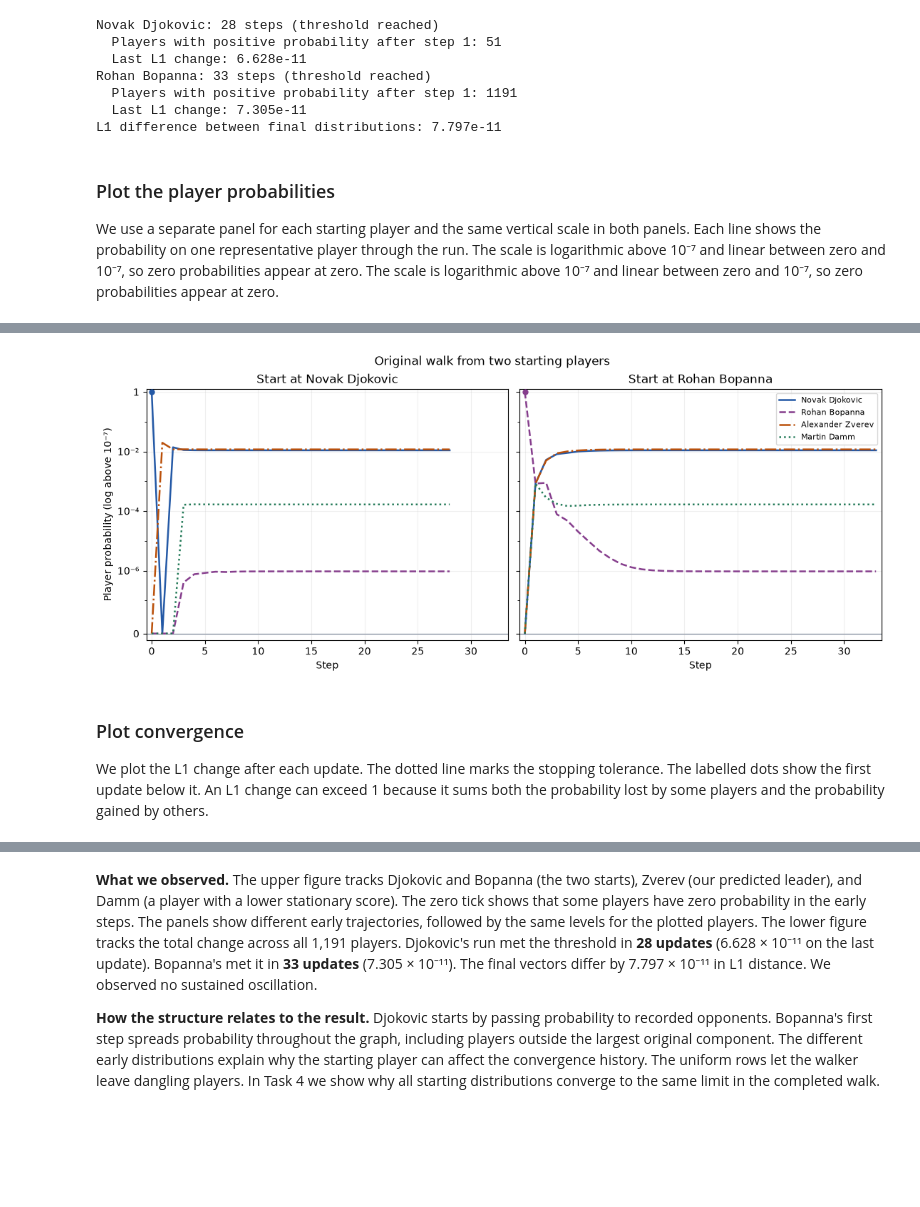
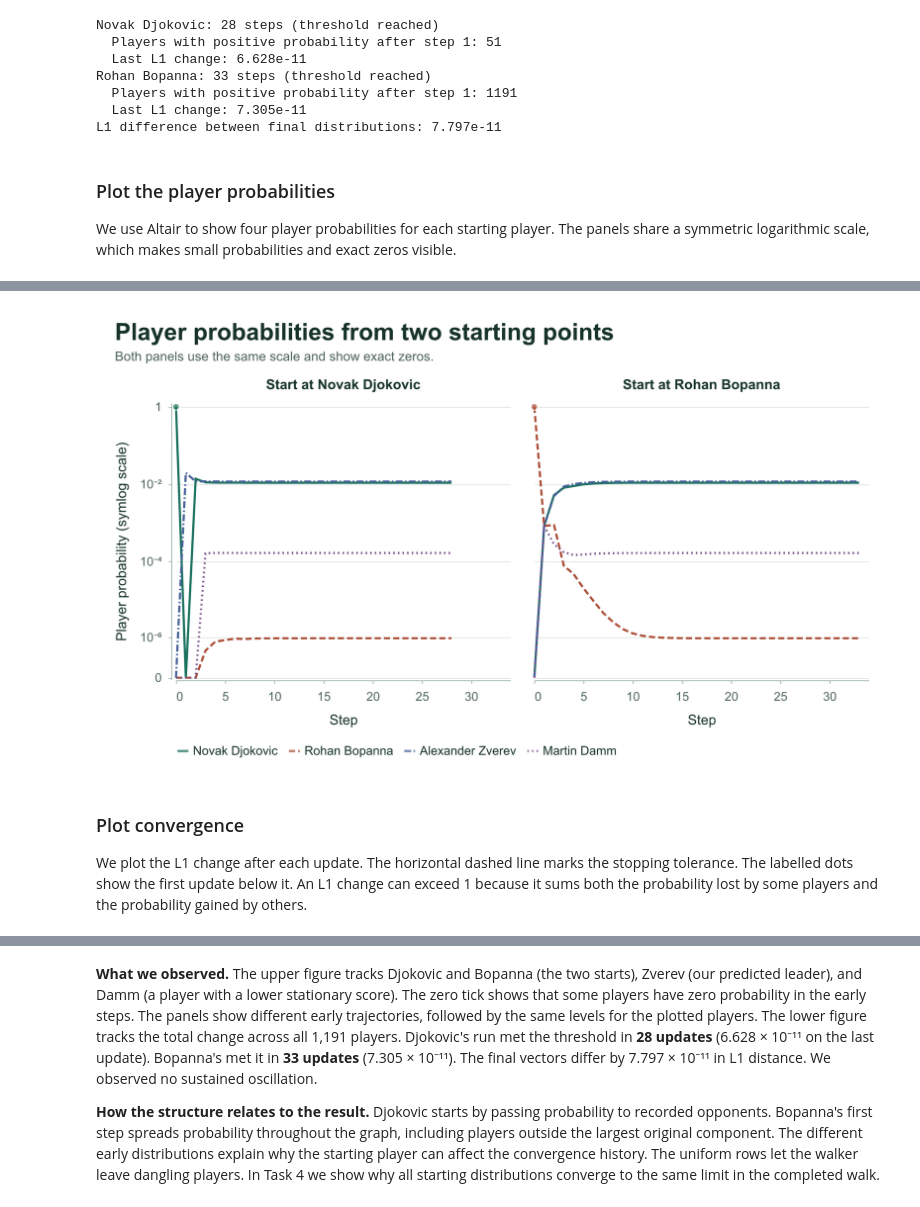
Before and after one commit to ismatovamargarita-png/Computer-Programming-I-Project, a Jupyter notebook: ATP_Tennis_Tasks_3_and_4.ipynb, the cells around one changed output, grey strips where cells are left out. Saved outputs shown, nothing was run; the diff lists cells and outputs as text; code cells hidden in the pictures; blank space fills up the shorter version.

Commit message:
Render ATP walk figures with Vega-Altair

```diff
--- a/ATP_Tennis_Tasks_3_and_4.ipynb
+++ b/ATP_Tennis_Tasks_3_and_4.ipynb
@@ -149,9 +147,8 @@ L1 difference between final distributions: 7.797e-11
 # %% [markdown]
 ### Plot the player probabilities
 
-We use a separate panel for each starting player and the same vertical scale in both panels. Each line shows the probability on one representative player through the run. The scale is logarithmic above 10⁻⁷ and linear between zero and 10⁻⁷, so zero probabilities appear at zero. The scale is logarithmic above 10⁻⁷ and linear between zero and 10⁻⁷, so zero probabilities appear at zero.
+We use Altair to show four player probabilities for each starting player. The panels share a symmetric logarithmic scale, which makes small probabilities and exact zeros visible.
 # %%
 trajectory_figure = plot_player_probabilities(runs, player_ids)
-display(trajectory_figure)
-plt.close(trajectory_figure)
+display(Image(data=chart_png(trajectory_figure, scale=2), width=1000))
 # %% [output]
@@ -158,7 +164,7 @@ plt.close(trajectory_figure)
-[figure, old version]
+[figure, new version]
 # %% [markdown]
 ### Plot convergence
 
-We plot the L1 change after each update. The dotted line marks the stopping tolerance. The labelled dots show the first update below it. An L1 change can exceed 1 because it sums both the probability lost by some players and the probability gained by others.
+We plot the L1 change after each update. The horizontal dashed line marks the stopping tolerance. The labelled dots show the first update below it. An L1 change can exceed 1 because it sums both the probability lost by some players and the probability gained by others.
 # %%
 convergence_figure = plot_convergence(runs, tolerance=TOLERANCE)
```
Also changed, not shown: parts of 4 cells of this notebook, 9 other files.
